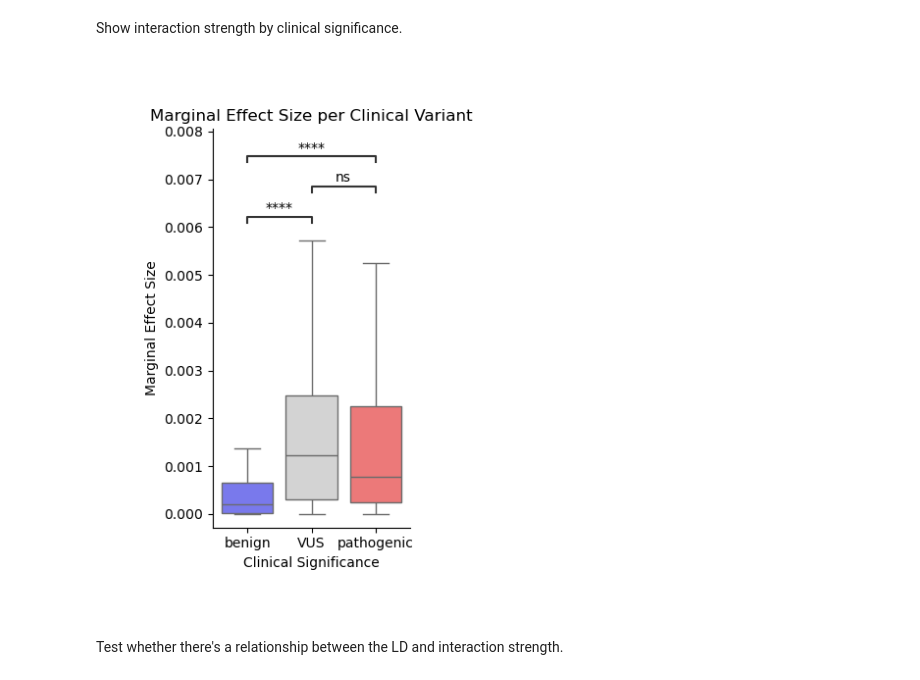
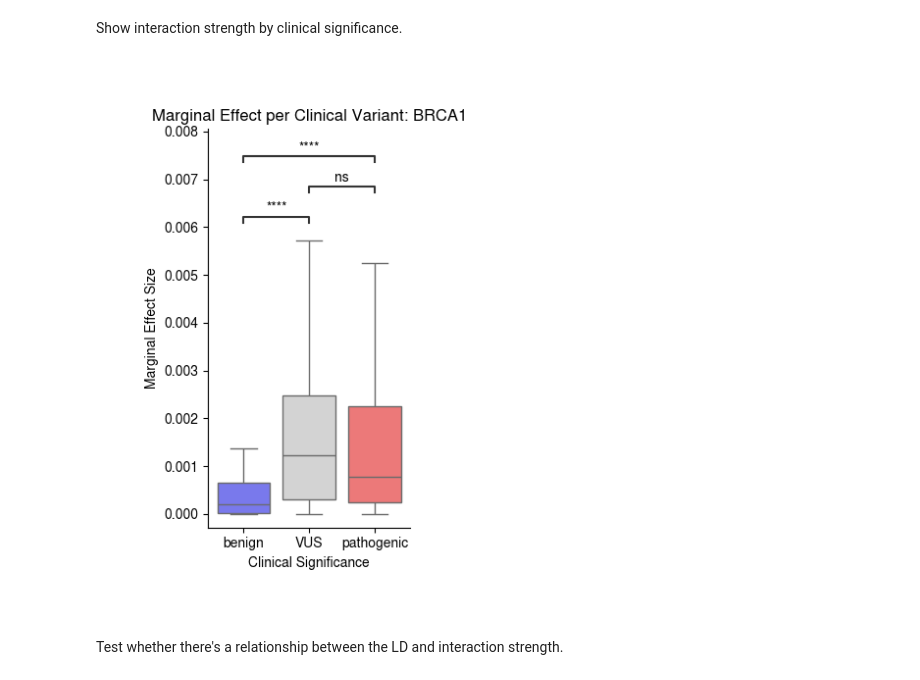
Before and after one commit to bschilder/VEP_DNA, a Jupyter notebook: notebooks/variant_attribution_SpliceAI.ipynb, the cells around one changed output. Saved outputs shown, nothing was run; the diff lists cells and outputs as text; code cells hidden in the pictures.

```diff
--- a/notebooks/variant_attribution_SpliceAI.ipynb
+++ b/notebooks/variant_attribution_SpliceAI.ipynb
@@ -748,16 +755,16 @@ Show interaction strength by clinical significance.
 # %%
 clinsig_boxplot = ab.plot_clinsig_interaction_strength(
     ridge_df=ridge_df,
     palette=utils.get_clinsig_palette(),
-    title="Marginal Effect Size per Clinical Variant",
+    title=f"Marginal Effect per Clinical Variant: {gene}",
     site_col="site",
     x="CLNSIG_simple",
     xlabel_rotation=0,
     figsize=(3, 5)
 )
 clinsig_boxplot["fig"].savefig(f"tmp/spliceai_interaction_strength_by_clinsig.pdf", **utils.FIG_SAVE_KWARGS)
 # %% [output]
-[figure, old version]
+[figure, new version]
 # %% [markdown]
 Test whether there's a relationship between the LD and interaction strength.
 # %%
```
Also changed, not shown: parts of 17 cells of this notebook, 12 other files.
